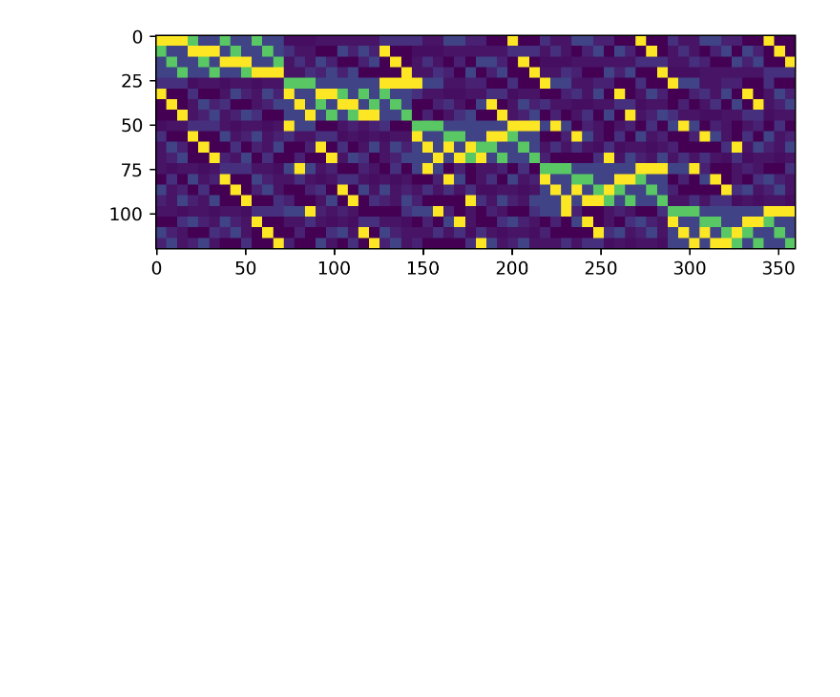
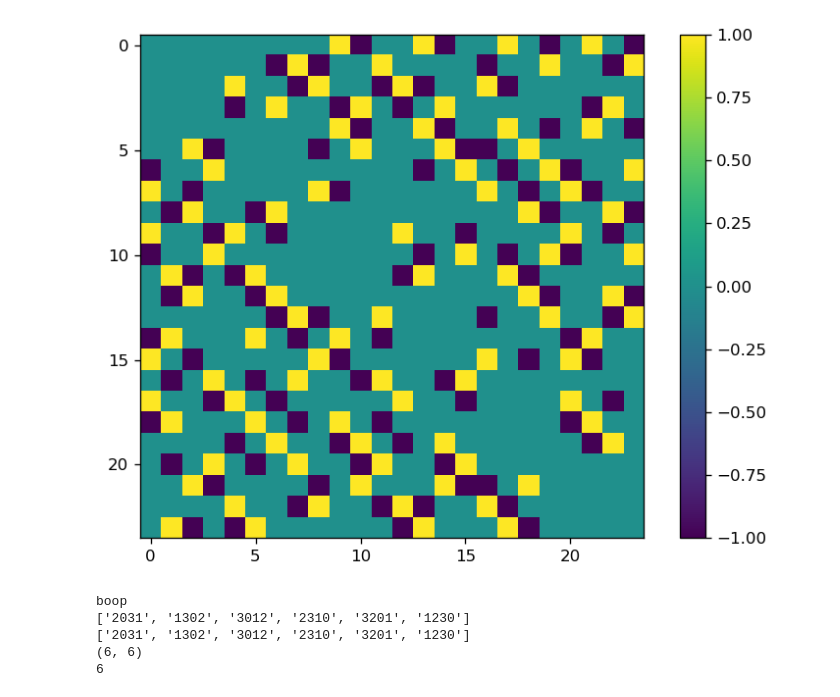
Before and after one commit to blake-holman/ED_Adversaries, a Jupyter notebook: Relative.ipynb, the cells around one changed output. Drawn from its saved outputs; the diff is of its cells as text; code cells hidden in the pictures; blank space fills up the shorter version.

```diff
--- a/Relative.ipynb
+++ b/Relative.ipynb
@@ -206,7 +240,6 @@ def transpose(n, easy=False):
     return Problem([perm], list(no_instances))
 
 def relative_hadamard_norm_min(mat, relative, D1_len):
-
     mat_len = mat.shape[0]
     mat_size = mat_len
     D1 = list(range(D1_len))
@@ -233,25 +266,29 @@ def relative_hadamard_norm_min(mat, relative, D1_len):
             X[x][y] = X[x][y].value
     return X
 
-def relative_hadamard_norm_max(mat, relative, D1_len, solver="MOSEK"):
-
-    relative_shape = relative[0][0].shape
+def relative_hadamard_norm_max(mat, relative_mat, D1_len, solver="MOSEK"):
+    print('shapes', )
+    relative_shape = [0,0]
+    relative_shape[0] = relative_mat.shape[0] // mat.shape[0]
+    relative_shape[1] = relative_mat.shape[1] // mat.shape[1]
+    relative_shape = tuple(relative_shape)
     D1 = list(range(mat.shape[0]))
     D2 = list(range((mat.shape[1])))
 
     # print(D1_len, len(D2), relative.shape)
-    relative_mat = np.block(relative)
+    # relative_mat = np.block(relative)
+
     print(relative_mat.shape)
     mu = cp.Variable((len(D1)+len(D2)), nonneg=True)
     Lambda = cp.Variable((len(D1), len(D2)))
+    print(relative_shape)
     Lambda_relative = cp.kron(Lambda, np.ones(relative_shape))
-    Lambda_relative = cp.multiply(Lambda_relative, relative_mat)
     Lambda_square_relative = cp.bmat([
         [np.zeros((Lambda_relative.shape[0], Lambda_relative.shape[0])), Lambda_relative
         ],
         [Lambda_relative.T, np.zeros((Lambda_relative.shape[1], Lambda_relative.shape[1]))]
     ])
-
+    Lambda_relative = cp.multiply(Lambda_relative, relative_mat)
     diag = cp.kron(cp.diag(mu), np.eye(relative_shape[0]))
     # print(W.shape, diag.shape)
     W = Lambda_square_relative + diag
@@ -265,7 +302,7 @@ def to_adversary_mat(Lambda, mu):
     G = np.zeros(Lambda.shape)
     for x in range(Lambda.shape[0]):
         for y in range(Lambda.shape[1]):
-            G[x,y] = Lambda[x,y]/(mu[x] * mu[Lambda.shape[0] + y])
+            G[x,y] = Lambda[x,y]/np.sqrt(mu[x] * mu[ y])
 
     return G
 # %%
@@ -273,33 +339,27 @@ def to_adversary_mat(Lambda, mu):
 # %%
-n = 6
-k =3
-prob = cycle0(n, k)
-print(prob.len)
-print('cap', set(prob.no_instances).intersection(set(prob.yes_instances)))
-oracles = get_permutation_oracles(prob)
-oracle_diffs_dict = get_oracle_diffs(oracles, prod=False)
-oracle_diffs = [[
-    oracle_diffs_dict[(prob.no_instances[i], prob.yes_instances[j])] for j in range(len(prob.yes_instances))]
-    for i in range(len(prob.no_instances))
-]
-# print(oracle_diffs[0][1])
-# print(np.linalg.matrix_rank(oracle_diffs[0][1]))
-# print('boop')
-# print(oracles[prob.instances[0]])
-# plt.imshow(np.block(oracle_diffs))
-# plt.show()
-# plt.imshow(oracles[prob.no_instances[3]])
-# plt.show()
+n = 4
+k = 2
+perms = get_cycles(n,n)
+# perms = [perm for perm in perms.instances if perm.index(0)!=0]
 
-# plt.imshow(oracles[prob.instances[1]])
-# plt.show()
 
-# plt.imshow(oracles[prob.no_instances[0]].T-oracles[prob.yes_instances[1]])
-# plt.show()
+# perms = list(itertools.permutations(range(n)))
+# perms = perms[:3] + perms[-2:]
+keys, perm_types = search_perm_sorter(perms)
+# print(len(perms), len(keys))
+oracles = get_oracles(perms, permutation_oracle)
+# print(len(oracles))
+oracle_diffs_list = get_oracle_diffs(oracles, prod=False, mat=True, keys=keys)
+# print('blah', len(oracle_diffs_list), len(oracle_diffs_list[0]), oracle_diffs_list[0][0].shape)
+# print(oracle_diffs_list)
+oracle_diffs = np.block(oracle_diffs_list)
 
-mat = np.ones((prob.no_len, prob.yes_len))
+visualize(oracle_diffs)
+mat = search_mask(perms, assignment=keys)
+print('boop')
+visualize(mat, (perms, perms), to_string=True)
 start = time()
-Lambda, mu = relative_hadamard_norm_max(mat, (oracle_diffs), prob.no_len, solver="MOSEK")
-plt.imshow(np.kron(Lambda, np.ones((n,n))))
+Lambda, mu = relative_hadamard_norm_max(mat, oracle_diffs, len(perms), solver="MOSEK")
+
 print("time",  time()-start)
 # %% [output]
@@ -323 +368,6 @@ time 3.9194347858428955
-[figure, old version]
+[figure, new version]
+boop
+['2031', '1302', '3012', '2310', '3201', '1230']
+['2031', '1302', '3012', '2310', '3201', '1230']
+(6, 6)
+6
```
Also changed, not shown: parts of 9 cells of this notebook, 1 other file.
